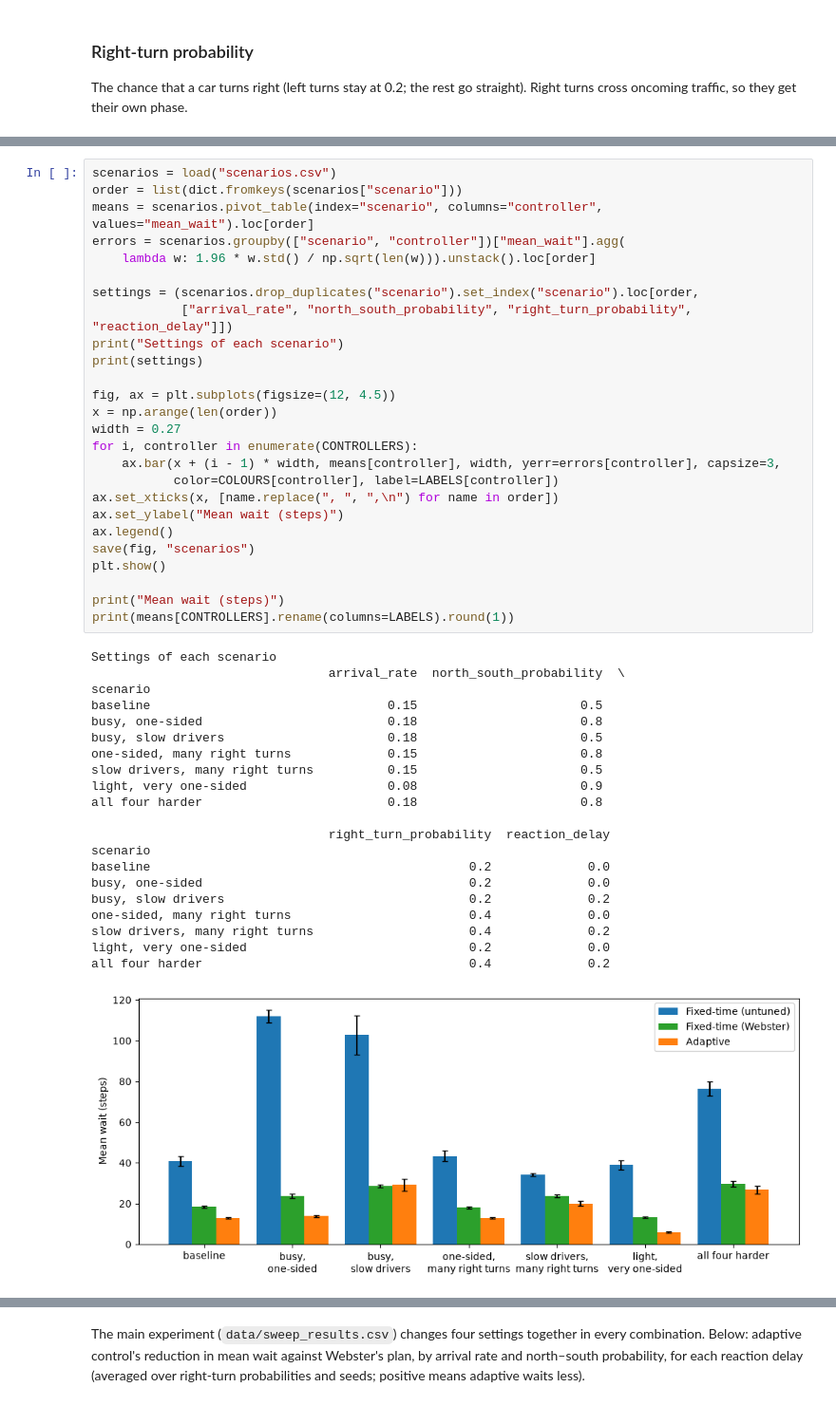
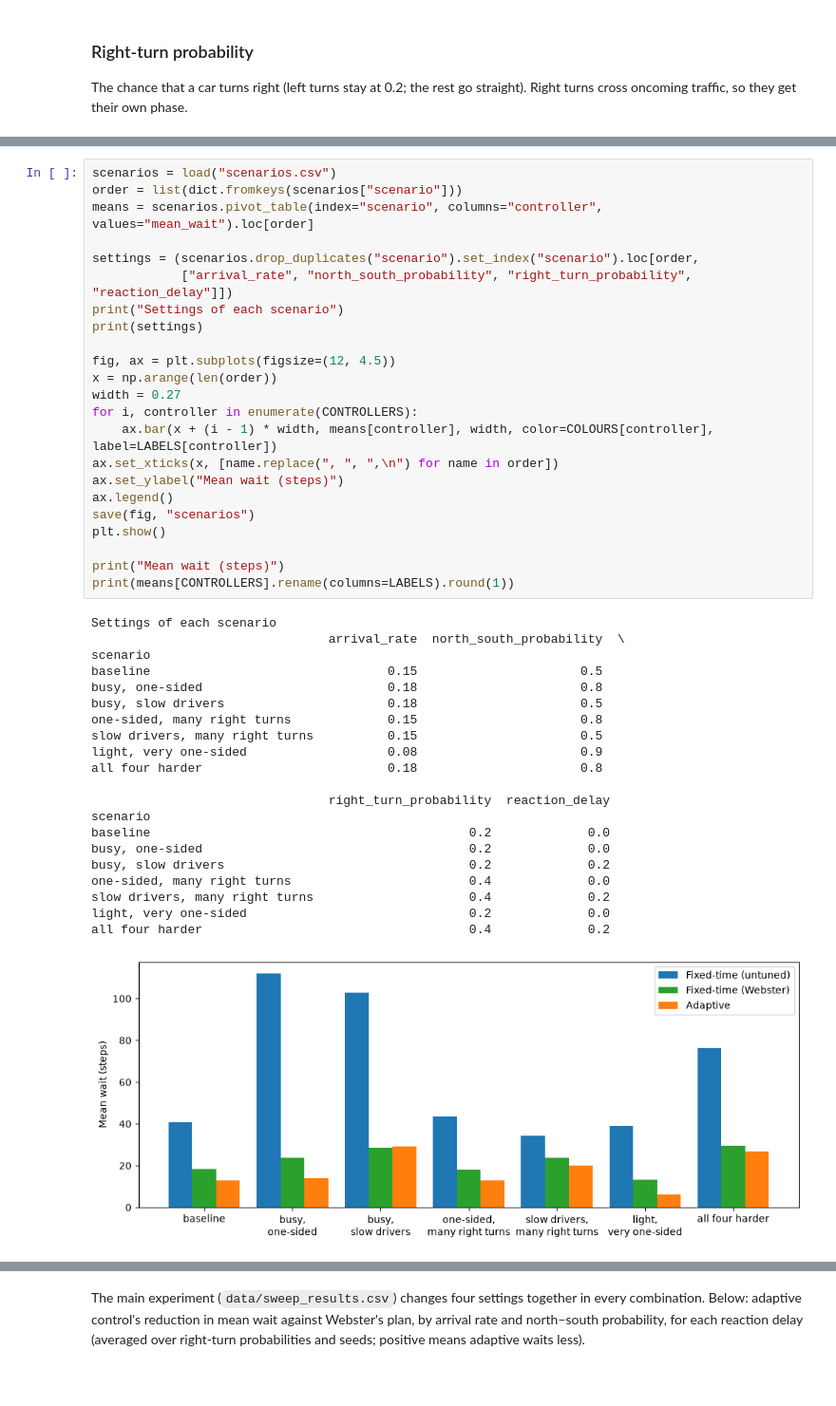
Before and after one commit to phattydumpling/CITS4403-Project, a Jupyter notebook: notebooks/Results/Results.ipynb, the cells around one changed output, grey strips where cells are left out. Shown at 95% size. Saved outputs shown, nothing was run; the diff lists cells and outputs as text; blank space fills up the shorter version.

```diff
--- a/notebooks/Results/Results.ipynb
+++ b/notebooks/Results/Results.ipynb
@@ -225,8 +216,6 @@ bars: 95% intervals).
 scenarios = load("scenarios.csv")
 order = list(dict.fromkeys(scenarios["scenario"]))
 means = scenarios.pivot_table(index="scenario", columns="controller", values="mean_wait").loc[order]
-errors = scenarios.groupby(["scenario", "controller"])["mean_wait"].agg(
-    lambda w: 1.96 * w.std() / np.sqrt(len(w))).unstack().loc[order]
 
 settings = (scenarios.drop_duplicates("scenario").set_index("scenario").loc[order,
             ["arrival_rate", "north_south_probability", "right_turn_probability", "reaction_delay"]])
@@ -237,38 +226,37 @@ fig, ax = plt.subplots(figsize=(12, 4.5))
 x = np.arange(len(order))
 width = 0.27
 for i, controller in enumerate(CONTROLLERS):
-    ax.bar(x + (i - 1) * width, means[controller], width, yerr=errors[controller], capsize=3,
-           color=COLOURS[controller], label=LABELS[controller])
+    ax.bar(x + (i - 1) * width, means[controller], width, color=COLOURS[controller], label=LABELS[controller])
 ax.set_xticks(x, [name.replace(", ", ",\n") for name in order])
 ax.set_ylabel("Mean wait (steps)")
 ax.legend()
 save(fig, "scenarios")
 plt.show()
 
 print("Mean wait (steps)")
 print(means[CONTROLLERS].rename(columns=LABELS).round(1))
 # %% [output]
 Settings of each scenario
                                 arrival_rate  north_south_probability  \
 scenario
 baseline                                0.15                      0.5
 busy, one-sided                         0.18                      0.8
 busy, slow drivers                      0.18                      0.5
 one-sided, many right turns             0.15                      0.8
 slow drivers, many right turns          0.15                      0.5
 light, very one-sided                   0.08                      0.9
 all four harder                         0.18                      0.8
 
                                 right_turn_probability  reaction_delay
 scenario
 baseline                                           0.2             0.0
 busy, one-sided                                    0.2             0.0
 busy, slow drivers                                 0.2             0.2
 one-sided, many right turns                        0.4             0.0
 slow drivers, many right turns                     0.4             0.2
 light, very one-sided                              0.2             0.0
 all four harder                                    0.4             0.2
-[figure, old version]
+[figure, new version]
 Mean wait (steps)
 controller                      Fixed-time (untuned)  Fixed-time (Webster)  \
 scenario
```
Also changed, not shown: parts of 13 cells of this notebook, 13 other files.
